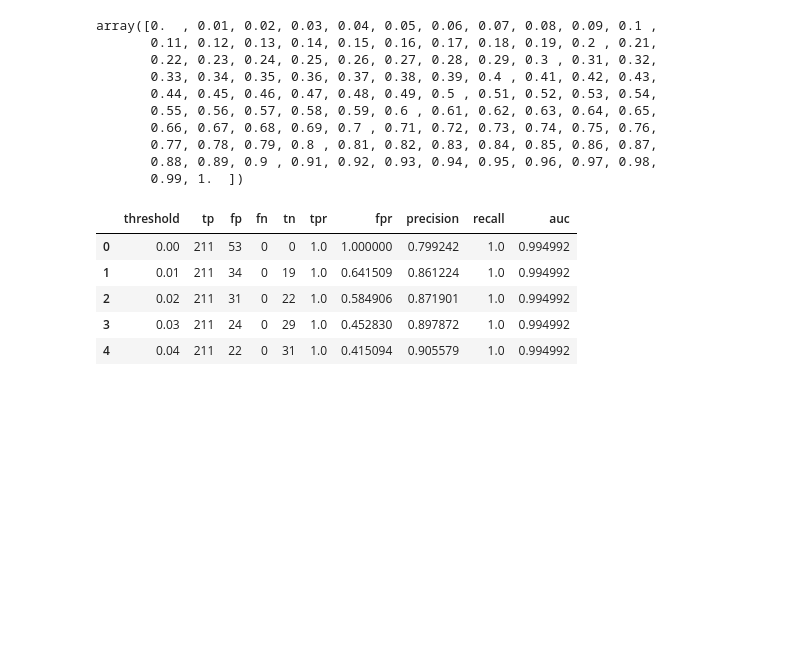
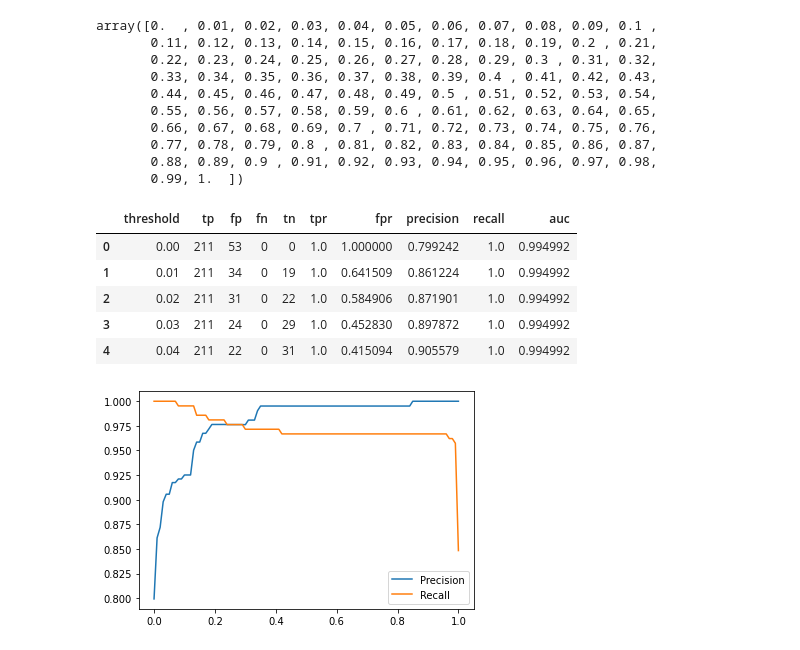
Before and after one commit to carlos-alves-one/ML-Zoomcamp-HW-4, a Jupyter notebook: ML_Zoomcamp_HW_4.ipynb, the cells around one changed output. Cells and saved outputs as stored; diff of their text form; code cells hidden in the pictures; blank space fills up the shorter version.

Commit message:
Plot the scores of Precison and Recall

```diff
--- a/ML_Zoomcamp_HW_4.ipynb
+++ b/ML_Zoomcamp_HW_4.ipynb
@@ -300,12 +300,15 @@ df_scores.head()
 | 4 | 0.04 | 211 | 22 | 0 | 31 | 1.0 | 0.415094 | 0.905579 | 1.0 | 0.994992 |
 # %%
 # Plot the scores of Precision of the dataframe scores
-plt.plot(data_scores.threshold, data_scores.p, label='Precision')
+plt.plot(df_scores.threshold, df_scores.precision, label='Precision')
 
 # Plot the scores of Recall of the dataframe scores
-plt.plot(data_scores.threshold, data_scores.r, label='Recall')
+plt.plot(df_scores.threshold, df_scores.recall, label='Recall')
 
 # Plot the scores of Precison and Re call with legends
 plt.legend()
 
+# Plot the scores of Precison and Recall
 plt.show()
+# %% [output]
+[figure, added]
```
